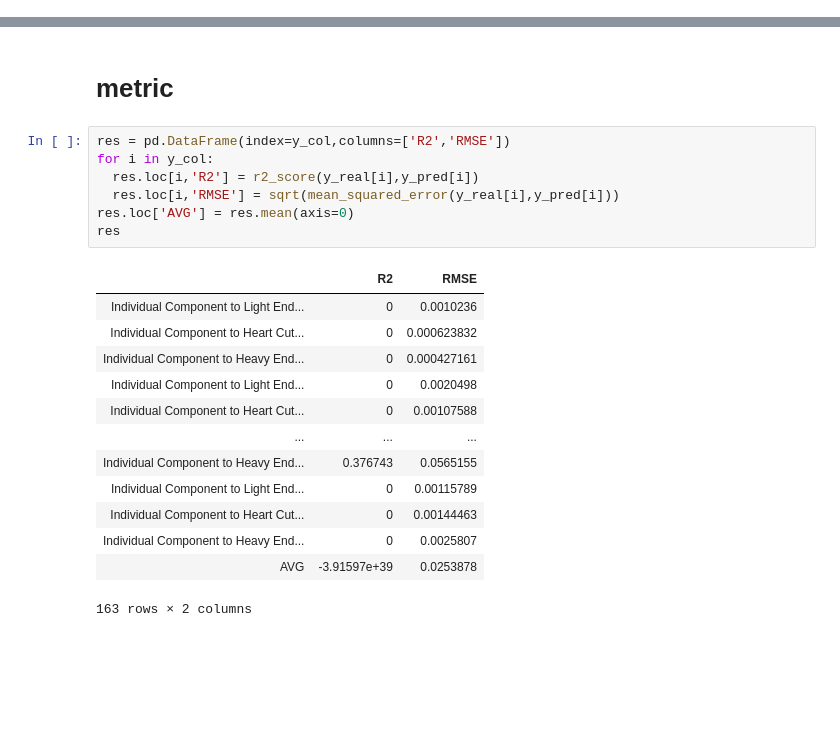
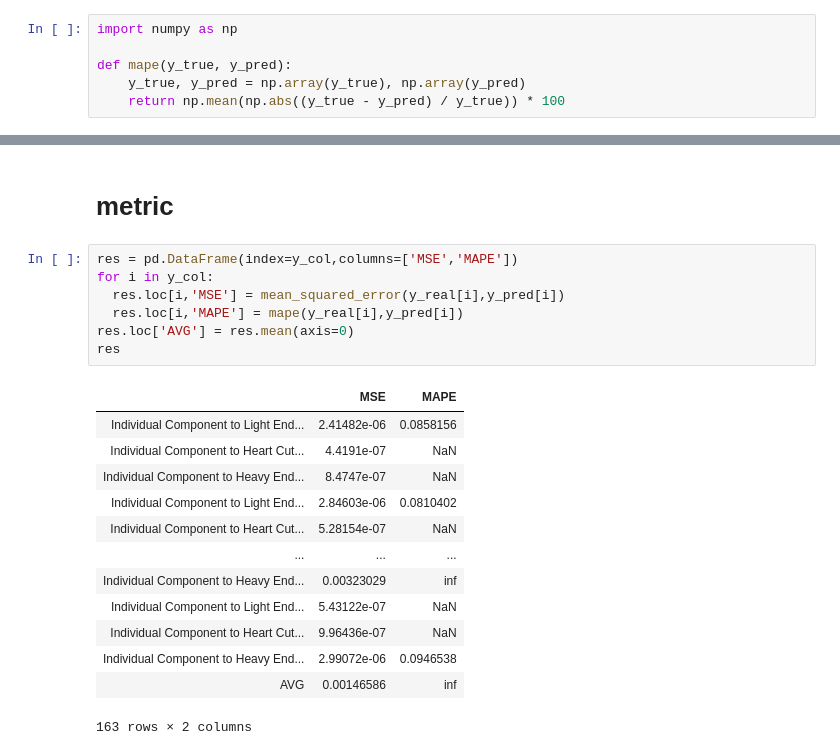
Before and after one commit to skywalker0803r/oil_phase2, a Jupyter notebook: split_factor_predictor(pytorch_model).ipynb, the cells around one changed output, grey strips where cells are left out. Cells and saved outputs as stored; diff of their text form; blank space fills up the shorter version.

```diff
--- a/split_factor_predictor(pytorch_model).ipynb
+++ b/split_factor_predictor(pytorch_model).ipynb
@@ -24,3 +30,9 @@ os.listdir('./data')
+# %%
+import numpy as np
+
+def mape(y_true, y_pred):
+    y_true, y_pred = np.array(y_true), np.array(y_pred)
+    return np.mean(np.abs((y_true - y_pred) / y_true)) * 100
 # %%
 def get_group_col(df,name):
     condition = df.columns.str.contains(name)
@@ -428,23 +440,23 @@ y_real.head()
 # %% [markdown]
 # metric
 # %%
-res = pd.DataFrame(index=y_col,columns=['R2','RMSE'])
+res = pd.DataFrame(index=y_col,columns=['MSE','MAPE'])
 for i in y_col:
-  res.loc[i,'R2'] = r2_score(y_real[i],y_pred[i])
-  res.loc[i,'RMSE'] = sqrt(mean_squared_error(y_real[i],y_pred[i]))
+  res.loc[i,'MSE'] = mean_squared_error(y_real[i],y_pred[i])
+  res.loc[i,'MAPE'] = mape(y_real[i],y_pred[i])
 res.loc['AVG'] = res.mean(axis=0)
 res
 # %% [output]
-|  | R2 | RMSE |
-| Individual Component to Light End... | 0 | 0.0010236 |
-| Individual Component to Heart Cut... | 0 | 0.000623832 |
-| Individual Component to Heavy End... | 0 | 0.000427161 |
-| Individual Component to Light End... | 0 | 0.0020498 |
-| Individual Component to Heart Cut... | 0 | 0.00107588 |
+|  | MSE | MAPE |
+| Individual Component to Light End... | 2.41482e-06 | 0.0858156 |
+| Individual Component to Heart Cut... | 4.4191e-07 | NaN |
+| Individual Component to Heavy End... | 8.4747e-07 | NaN |
+| Individual Component to Light End... | 2.84603e-06 | 0.0810402 |
+| Individual Component to Heart Cut... | 5.28154e-07 | NaN |
 | ... | ... | ... |
-| Individual Component to Heavy End... | 0.376743 | 0.0565155 |
-| Individual Component to Light End... | 0 | 0.00115789 |
-| Individual Component to Heart Cut... | 0 | 0.00144463 |
-| Individual Component to Heavy End... | 0 | 0.0025807 |
-| AVG | -3.91597e+39 | 0.0253878 |
+| Individual Component to Heavy End... | 0.00323029 | inf |
+| Individual Component to Light End... | 5.43122e-07 | NaN |
+| Individual Component to Heart Cut... | 9.96436e-07 | NaN |
+| Individual Component to Heavy End... | 2.99072e-06 | 0.0946538 |
+| AVG | 0.00146586 | inf |
 163 rows × 2 columns
```
Also changed, not shown: parts of 4 cells of this notebook.
